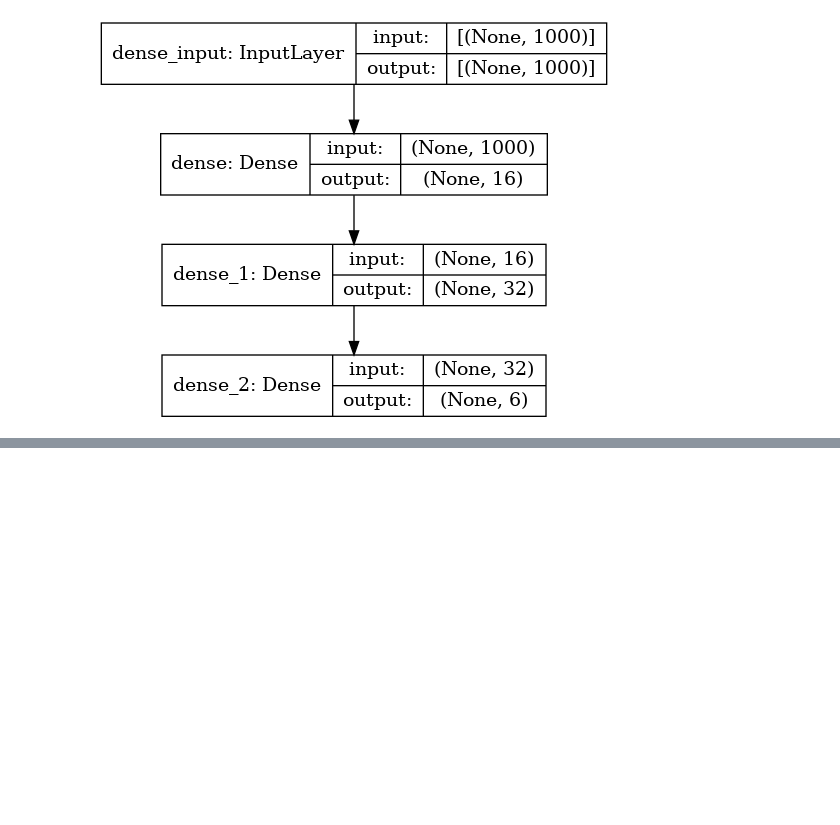
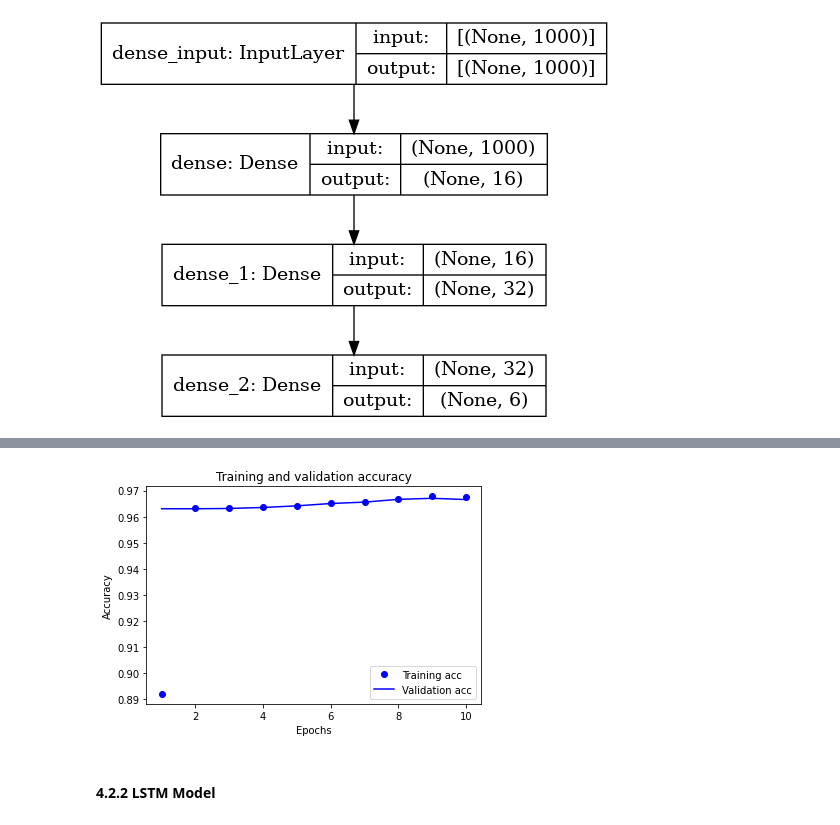
Before and after one commit to lauren-safwat/Toxic-Comment-Classification, a Jupyter notebook: toxic-comment-classification.ipynb, the cells around one changed output, grey strips where cells are left out. Drawn from its saved outputs; the diff is of its cells as text; code cells hidden in the pictures; blank space fills up the shorter version.

```diff
--- a/toxic-comment-classification.ipynb
+++ b/toxic-comment-classification.ipynb
@@ -499,0 +608,18 @@ preds
+# %%
+plt.clf()
+
+acc = history.history['binary_accuracy']
+val_acc = history.history['val_binary_accuracy']
+
+plt.plot(epochs, acc, 'bo', label='Training acc')
+plt.plot(epochs, val_acc, 'b', label='Validation acc')
+plt.title('Training and validation accuracy')
+plt.xlabel('Epochs')
+plt.ylabel('Accuracy')
+plt.legend()
+
+plt.show()
+# %% [output]
+[figure, added]
+# %% [markdown]
+#### **4.2.2 LSTM Model**
```
Also changed, not shown: parts of 48 cells of this notebook.
